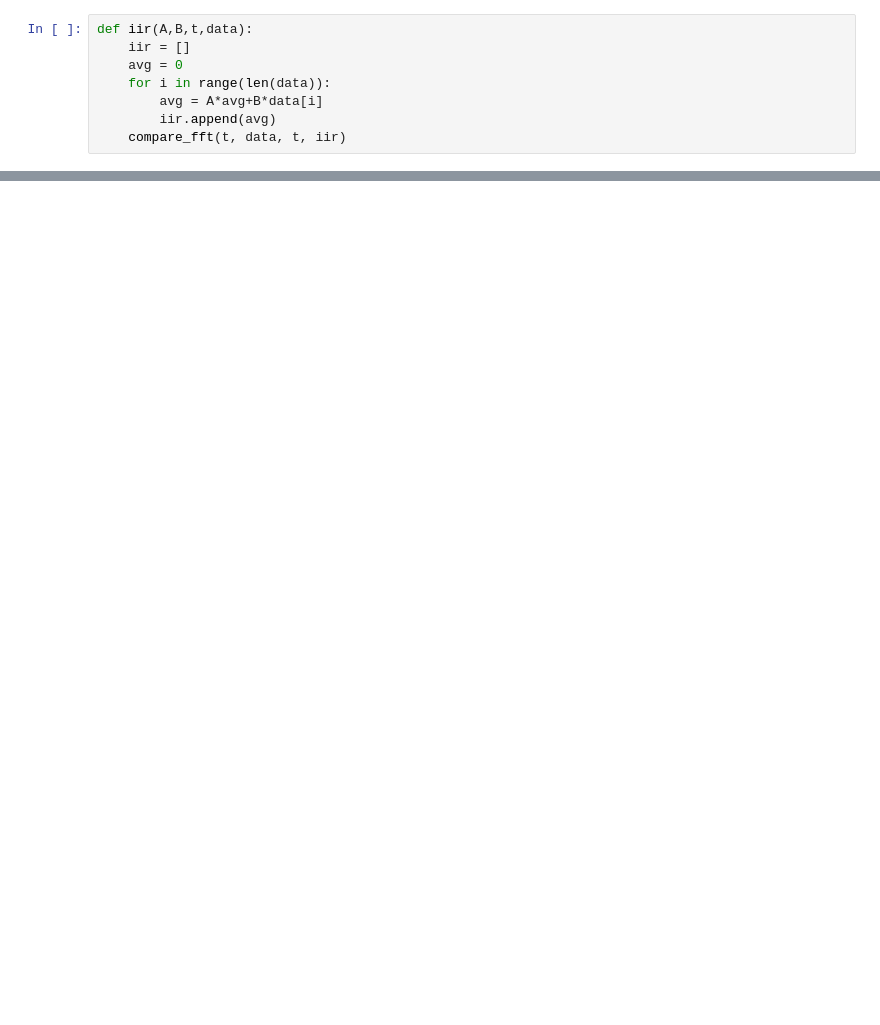
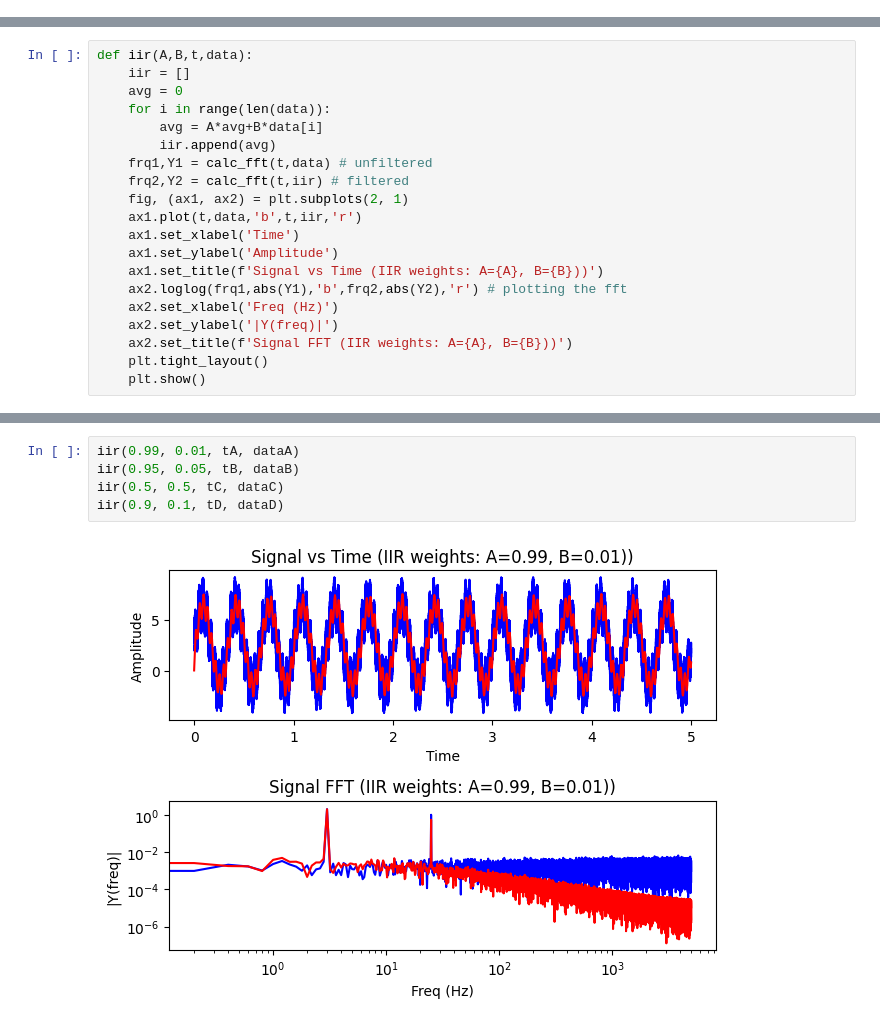
Before and after one commit to eatmelonnnn/ME433, a Jupyter notebook: HW10/HW10.ipynb, the cells around one changed output, grey strips where cells are left out. Cells and saved outputs as stored; diff of their text form; blank space fills up the shorter version.

```diff
--- a/HW10/HW10.ipynb
+++ b/HW10/HW10.ipynb
@@ -142,8 +167,0 @@ def maf(num,t,data):
-# %%
-def iir(A,B,t,data):
-    iir = []
-    avg = 0
-    for i in range(len(data)):
-        avg = A*avg+B*data[i]
-        iir.append(avg)
-    compare_fft(t, data, t, iir)
@@ -261,0 +168,20 @@ hD = []
+# %%
+def iir(A,B,t,data):
+    iir = []
+    avg = 0
+    for i in range(len(data)):
+        avg = A*avg+B*data[i]
+        iir.append(avg)
+    frq1,Y1 = calc_fft(t,data) # unfiltered
+    frq2,Y2 = calc_fft(t,iir) # filtered
+    fig, (ax1, ax2) = plt.subplots(2, 1)
+    ax1.plot(t,data,'b',t,iir,'r')
+    ax1.set_xlabel('Time')
+    ax1.set_ylabel('Amplitude')
+    ax1.set_title(f'Signal vs Time (IIR weights: A={A}, B={B}))')
+    ax2.loglog(frq1,abs(Y1),'b',frq2,abs(Y2),'r') # plotting the fft
+    ax2.set_xlabel('Freq (Hz)')
+    ax2.set_ylabel('|Y(freq)|')
+    ax2.set_title(f'Signal FFT (IIR weights: A={A}, B={B}))')
+    plt.tight_layout()
+    plt.show()
@@ -297,0 +343,7 @@ iir(0.9,0.1,tA,dataA)
+# %%
+iir(0.99, 0.01, tA, dataA)
+iir(0.95, 0.05, tB, dataB)
+iir(0.5, 0.5, tC, dataC)
+iir(0.9, 0.1, tD, dataD)
+# %% [output]
+[figure, added]
```
Also changed, not shown: parts of 23 cells of this notebook, 18 other files.
